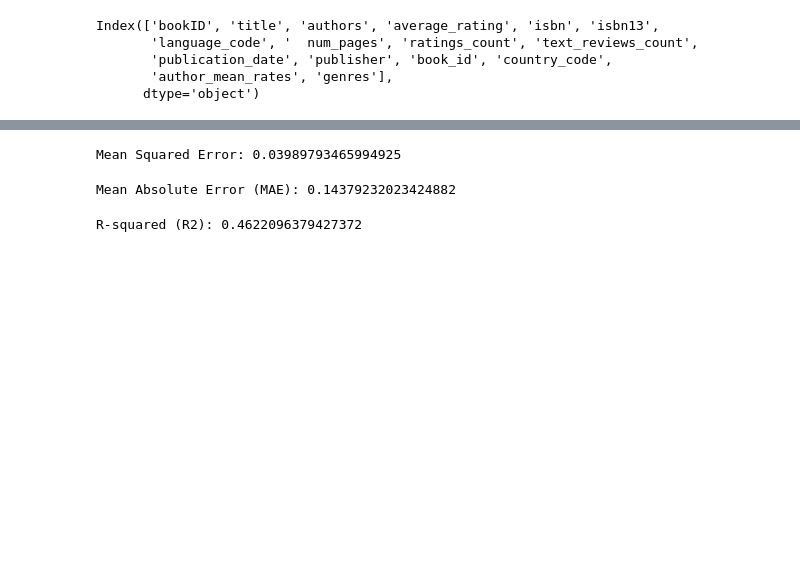
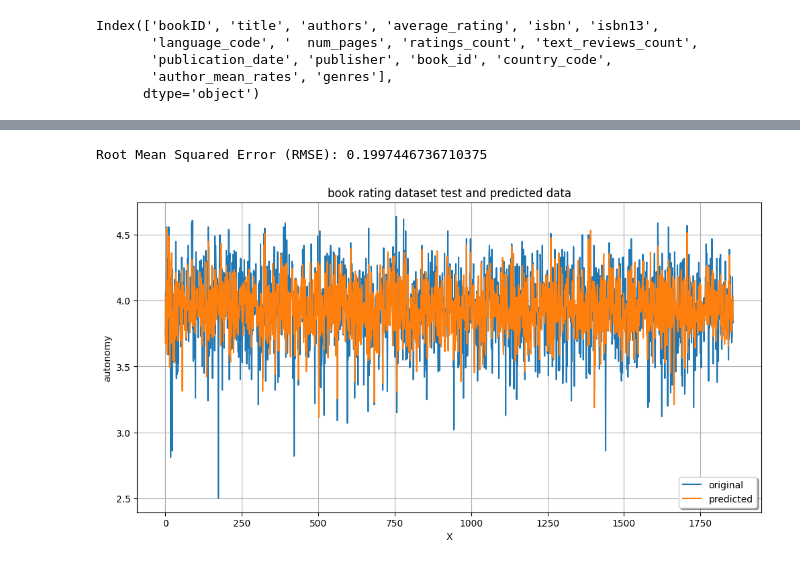
Before and after one commit to Nathan2BLK/DSTI-Project-Machine-Learning-with-Python-Labs, a Jupyter notebook: Yosr Solution/improved_solution.ipynb, the cells around one changed output, grey strips where cells are left out. Saved outputs shown, nothing was run; the diff lists cells and outputs as text; code cells hidden in the pictures; blank space fills up the shorter version.

Commit message:
Data engineering and better predictions

```diff
--- a/Yosr Solution/improved_solution.ipynb
+++ b/Yosr Solution/improved_solution.ipynb
@@ -73,7 +49,7 @@ from sklearn.metrics import mean_squared_error
 import pandas as pd
 from sklearn.metrics import mean_absolute_error, mean_squared_error, r2_score
 # %%
-improved_df = pd.read_csv(r'C:\Users\PC\final\DSTI-Project-Machine-Learning-with-Python-Labs\Yosr Solution\improved_dataset.csv')
+improved_df = pd.read_csv(r'/home/ynoureddine/DSTI/DSTI-Project-Machine-Learning-with-Python-Labs/Yosr Solution/DB/improved_dataset.csv')
 # %%
 improved_df
 # %% [output]
@@ -121,15 +100,17 @@ X_train, X_test, y_train, y_test = train_test_split(X, y, test_size=0.2, random_
 train_data = lgb.Dataset(X_train, label=y_train)
 test_data = lgb.Dataset(X_test, label=y_test, reference=train_data)
 # %%
+# Set parameters for the LightGBM model
 params = {
     'objective': 'regression',
-    'metric': 'mse',
+    'metric': 'rmse',
     'num_leaves': 31,
     'learning_rate': 0.1,
     'feature_fraction': 0.8,
     'bagging_fraction': 0.8,
     'bagging_freq': 5,
     'verbose': 0,
+    'iteration':1000,
     'early_stopping_rounds': 10  # Set early stopping rounds here
 }
 # %%
@@ -141,7 +142,7 @@ lgb_model = lgb.train(params, train_data, num_boost_round=num_boost_round,valid_
 # %%
 y_pred = lgb_model.predict(X_test, num_iteration=lgb_model.best_iteration)
 # %%
-mse = mean_squared_error(y_test, y_pred)
-print(f'Mean Squared Error: {mse}')
+rmse = mean_squared_error(y_test, y_pred, squared=False)
+print(f"Root Mean Squared Error (RMSE): {rmse}")
 # %% [output]
-Mean Squared Error: 0.03989793465994925
+Root Mean Squared Error (RMSE): 0.1997446736710375
@@ -150,5 +148,0 @@ Mean Squared Error: 0.03989793465994925
-# %%
-mae = mean_absolute_error(y_test, y_pred)
-print(f'Mean Absolute Error (MAE): {mae}')
-# %% [output]
-Mean Absolute Error (MAE): 0.14379232023424882
@@ -158,6 +149,15 @@ Mean Absolute Error (MAE): 0.14379232023424882
-# %%
-# Calculate R-squared (R2)
-r2 = r2_score(y_test, y_pred)
-print(f'R-squared (R2): {r2}')
-# %% [output]
-R-squared (R2): 0.4622096379427372
+# %%
+import matplotlib.pyplot as plt
+# visualizing in a plot
+x_ax = range(len(y_test))
+plt.figure(figsize=(12, 6))
+plt.plot(x_ax, y_test, label="original")
+plt.plot(x_ax, y_pred, label="predicted")
+plt.title("book rating dataset test and predicted data")
+plt.xlabel('X')
+plt.ylabel('autonomy')
+plt.legend(loc='best', fancybox=True, shadow=True)
+plt.grid(True)
+plt.show()
+# %% [output]
+[figure, added]
```
Also changed, not shown: parts of 9 cells of this notebook, 2 other files.
